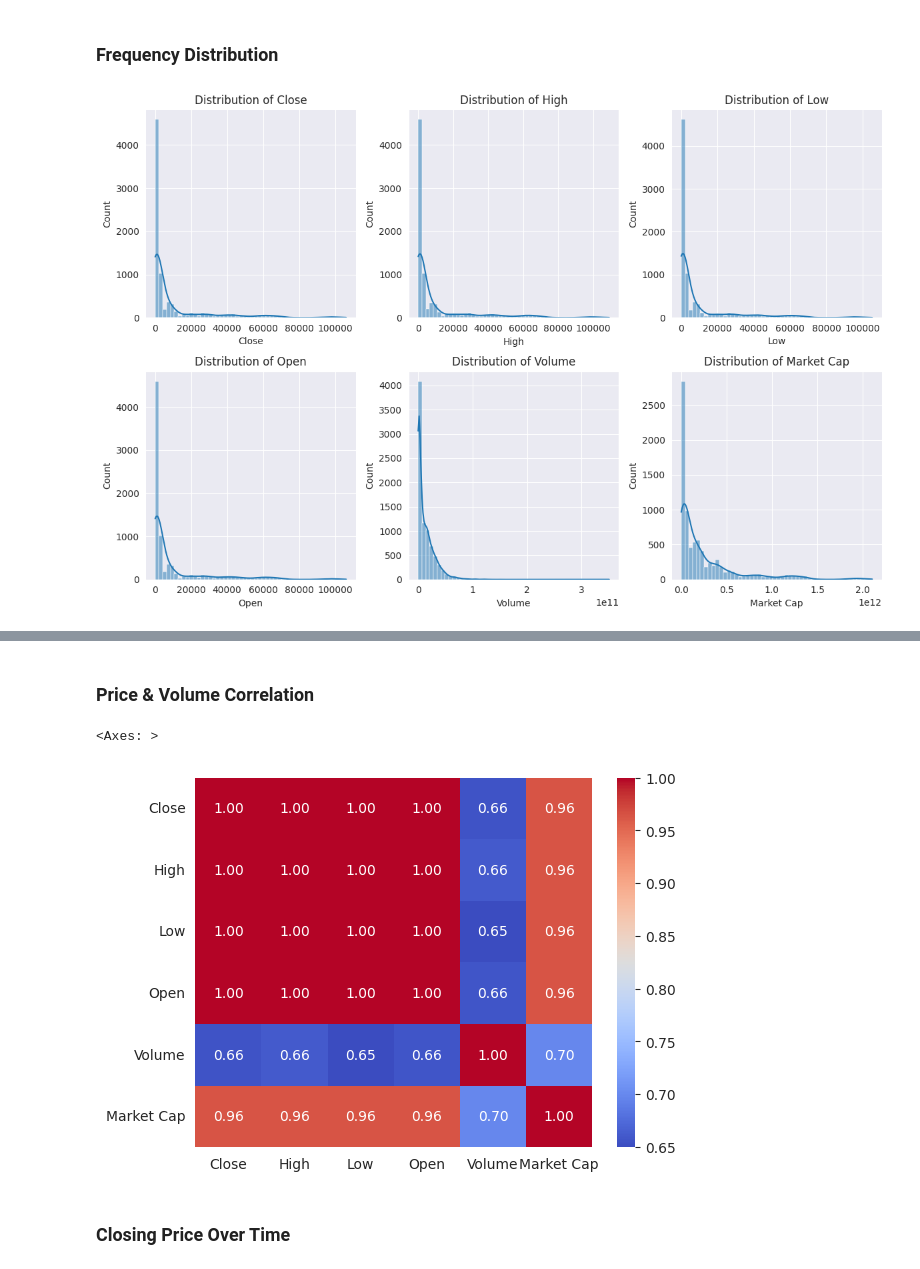
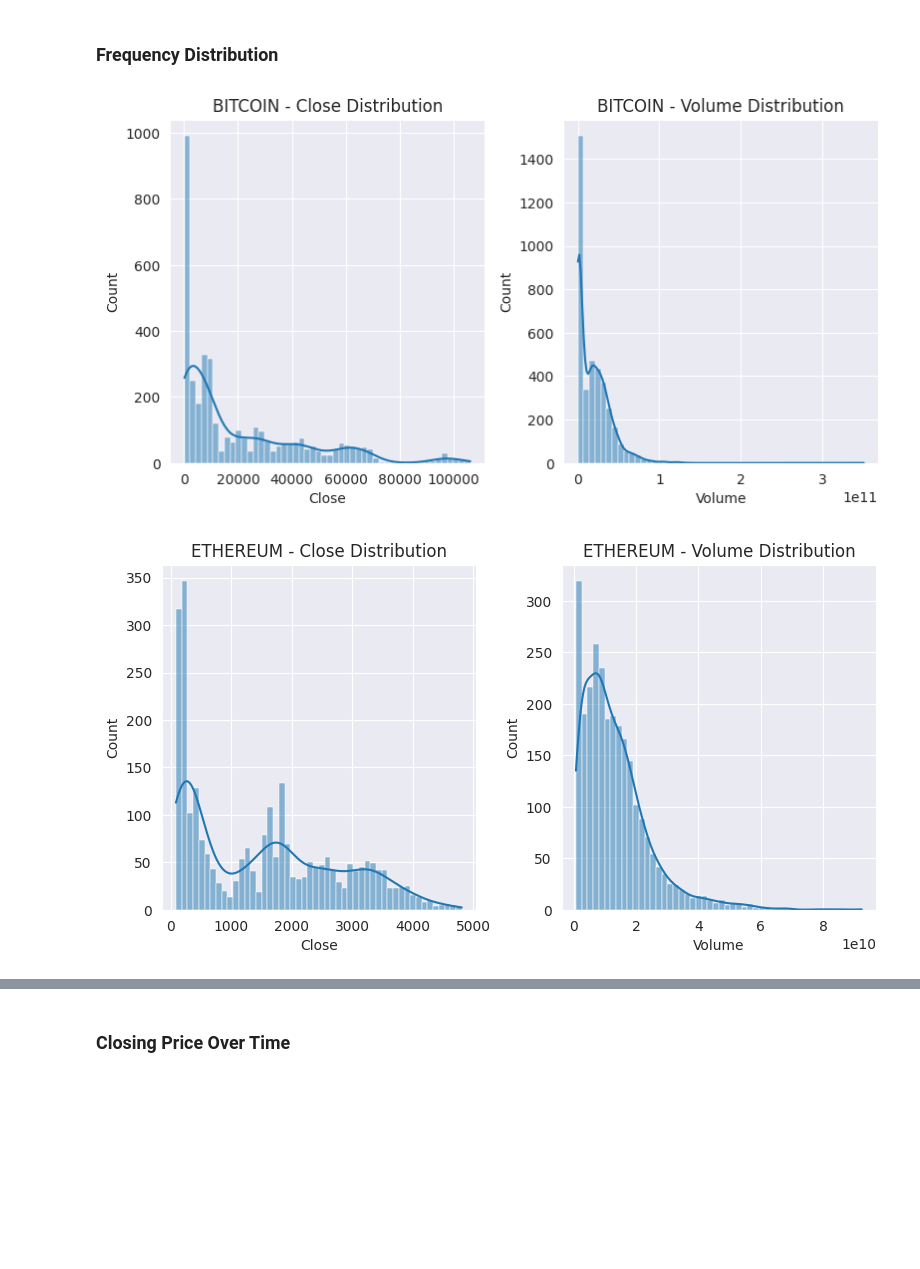
Before and after one commit to bonareri/Cryptocurrency-Price-Prediction-, a Jupyter notebook: Bitcoin_data_collection_analysis.ipynb, the cells around one changed output, grey strips where cells are left out. Saved outputs shown, nothing was run; the diff lists cells and outputs as text; code cells hidden in the pictures; blank space fills up the shorter version.

```diff
--- a/Bitcoin_data_collection_analysis.ipynb
+++ b/Bitcoin_data_collection_analysis.ipynb
@@ -111,0 +96,5 @@ df = pd.read_csv('/content/crypto_data.csv')
+# %%
+# Load CSV files
+btc = pd.read_csv('bitcoin_prices.csv', parse_dates=['Date'], index_col='Date')
+eth = pd.read_csv('ethereum_prices.csv', parse_dates=['Date'], index_col='Date')
+sol = pd.read_csv('solana_prices.csv', parse_dates=['Date'], index_col='Date')
@@ -152,10 +147 @@ memory usage: 514.6+ KB
-# %%
-#convert date to datetime
-df['Date'] = pd.to_datetime(df['Date'])
-# %%
-# having the Date as the index allows for easy slicing, filtering, and applying time-based functions.
-df.set_index('Date', inplace=True)
-# %%
-#Sorting the data chronologically is essential to preserve the temporal order
-df.sort_index(inplace=True)
 # %%
@@ -205,16 +218,28 @@ df.describe()
 # %% [markdown]
 ### Frequency Distribution
 # %%
-# List of numeric columns
-numeric_cols = ["Close", "High", "Low", "Open", "Volume", "Market Cap"]
+import seaborn as sns
 
-# Plot histograms
-plt.figure(figsize=(12, 8))
-for i, col in enumerate(numeric_cols, 1):
-    plt.subplot(2, 3, i)
-    sns.histplot(df[col], bins=50, kde=True)  # KDE=True overlays a Kernel Density Estimate
-    plt.title(f"Distribution of {col}")
-plt.tight_layout()
-plt.show()
+def plot_histograms(df, coin_name):
+    numeric_cols = ["Close", "Volume"]
+
+    plt.figure(figsize=(12, 8))
+
+    for i, col in enumerate(numeric_cols, 1):
+        plt.subplot(2, 3, i)
+        if col in df.columns and df[col].notna().sum() > 0:
+            sns.histplot(df[col].dropna(), bins=50, kde=True)
+            plt.title(f"{coin_name.upper()} - {col} Distribution")
+        else:
+            plt.title(f"{coin_name.upper()} - {col} (No Data)")
+
+    plt.tight_layout()
+    plt.show()
+
+# Usage:
+plot_histograms(btc, "Bitcoin")
+plot_histograms(eth, "Ethereum")
+plot_histograms(sol, "Solana")
 # %% [output]
-[figure, old version]
+[figure, new version]
+[figure, added]
@@ -221,10 +247,2 @@ plt.show()
-# %% [markdown]
-### Price & Volume Correlation
-# %%
-corr_matrix = df[['Close', 'High', 'Low', 'Open', 'Volume', 'Market Cap']].corr()
-sns.heatmap(corr_matrix, annot=True, cmap="coolwarm", fmt=".2f")
-# %% [output]
-<Axes: >
-[figure, removed]
 # %% [markdown]
 ### Closing Price Over Time
```
Also changed, not shown: parts of 33 cells of this notebook.
